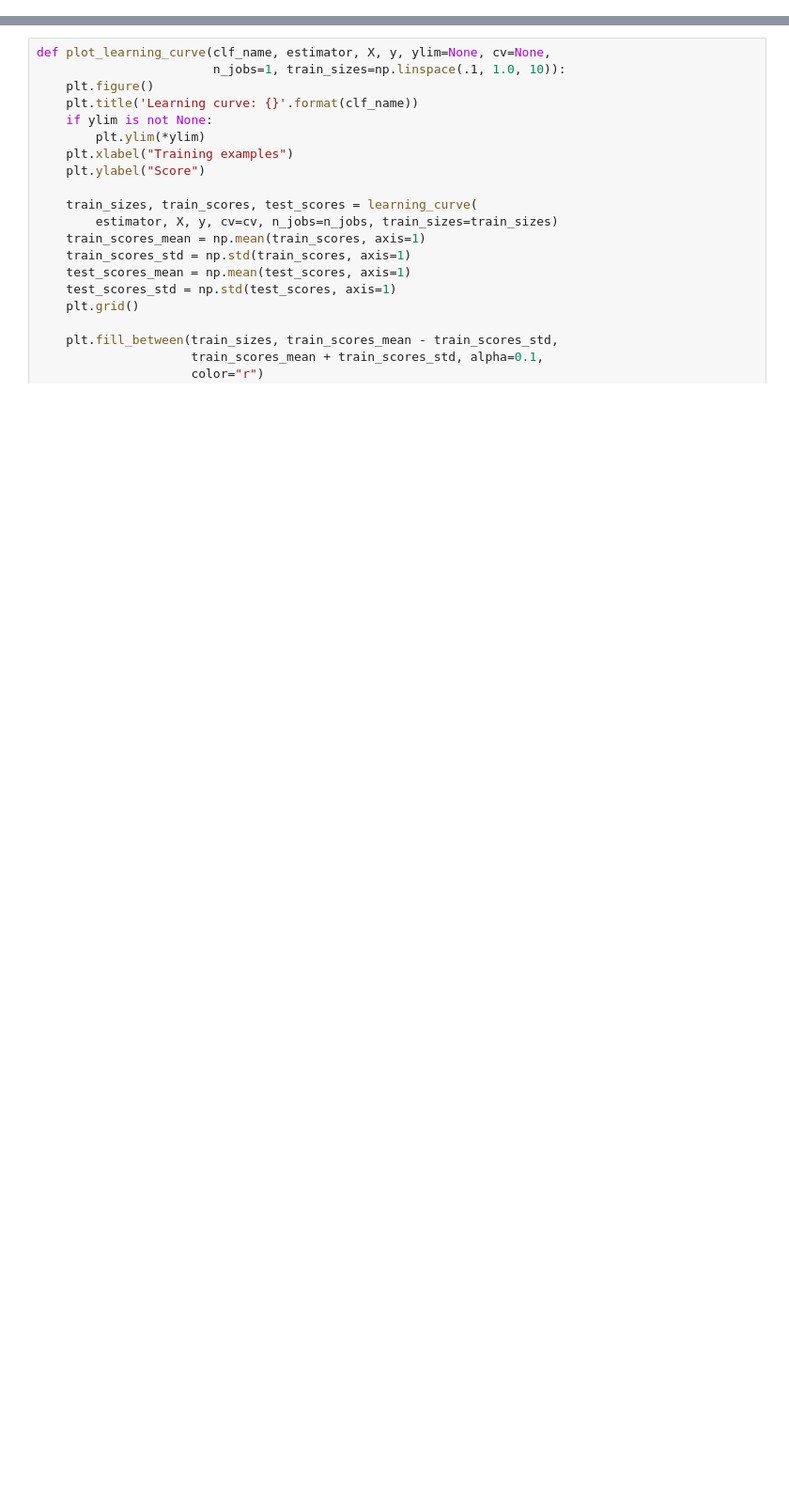
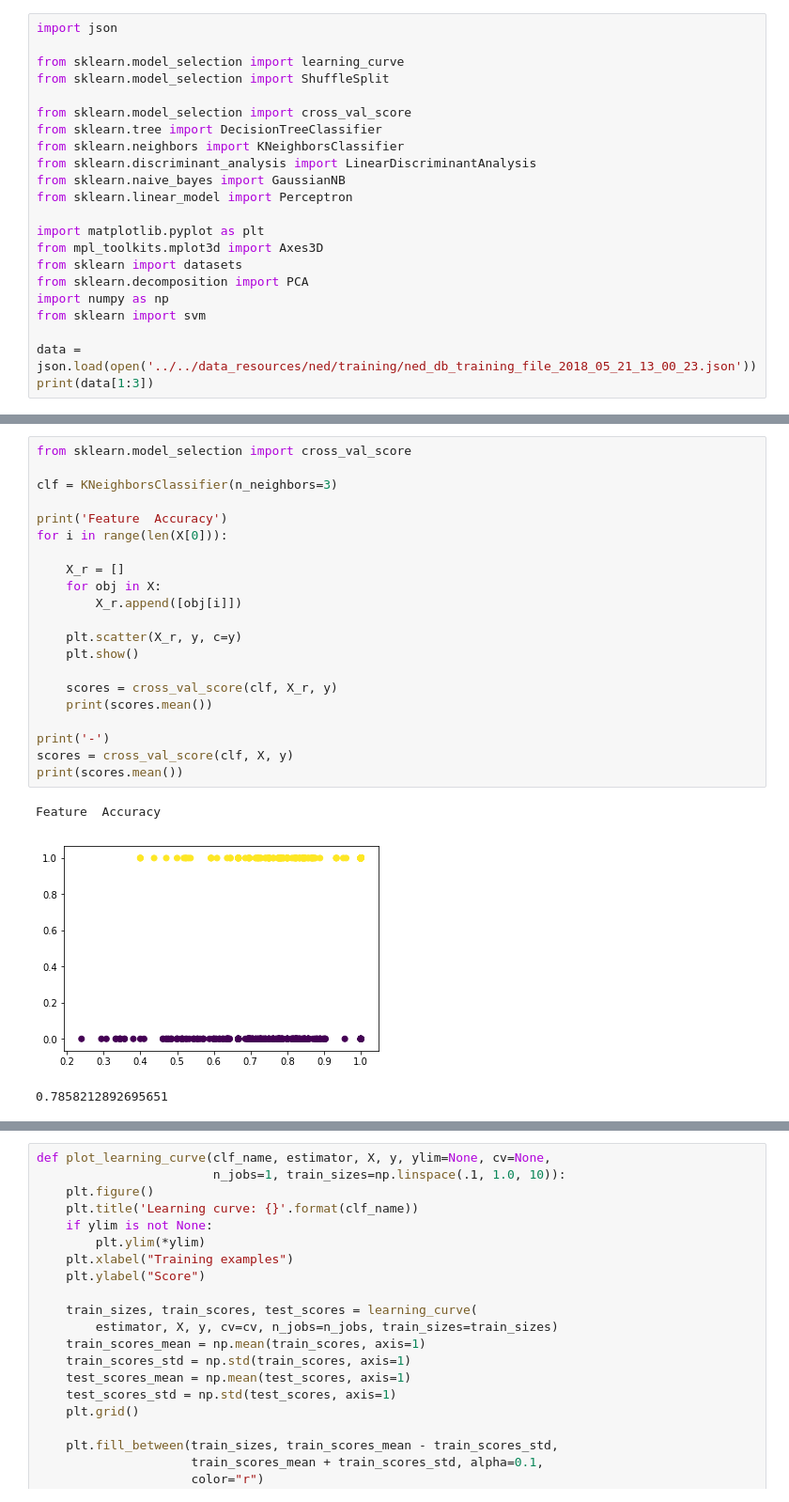
Before and after one commit to Joostrothweiler/politags, a Jupyter notebook: notebooks/experiments/NED Stress test.ipynb, the cells around one changed output, grey strips where cells are left out. Shown at 94% size. Saved outputs shown, nothing was run; the diff lists cells and outputs as text; blank space fills up the shorter version.

Commit message:
Absolute ned data

```diff
--- a/notebooks/experiments/NED Stress test.ipynb
+++ b/notebooks/experiments/NED Stress test.ipynb
@@ -4,0 +1,22 @@ data = json.load(open('../../data_resources/ned/training/ned_db_training_file_20
+# %%
+import json
+
+from sklearn.model_selection import learning_curve
+from sklearn.model_selection import ShuffleSplit
+
+from sklearn.model_selection import cross_val_score
+from sklearn.tree import DecisionTreeClassifier
+from sklearn.neighbors import KNeighborsClassifier
+from sklearn.discriminant_analysis import LinearDiscriminantAnalysis
+from sklearn.naive_bayes import GaussianNB
+from sklearn.linear_model import Perceptron
+
+import matplotlib.pyplot as plt
+from mpl_toolkits.mplot3d import Axes3D
+from sklearn import datasets
+from sklearn.decomposition import PCA
+import numpy as np
+from sklearn import svm
+
+data = json.load(open('../../data_resources/ned/training/ned_db_training_file_2018_05_21_13_00_23.json'))
+print(data[1:3])
@@ -29,0 +102,25 @@ print(len(y))
+# %%
+from sklearn.model_selection import cross_val_score
+
+clf = KNeighborsClassifier(n_neighbors=3)
+
+print('Feature  Accuracy')
+for i in range(len(X[0])):
+
+    X_r = []
+    for obj in X:
+        X_r.append([obj[i]])
+
+    plt.scatter(X_r, y, c=y)
+    plt.show()
+
+    scores = cross_val_score(clf, X_r, y)
+    print(scores.mean())
+
+print('-')
+scores = cross_val_score(clf, X, y)
+print(scores.mean())
+# %% [output]
+Feature  Accuracy
+[figure, added]
+0.7858212892695651
```
Also changed, not shown: parts of 10 cells of this notebook, 3 other files.
